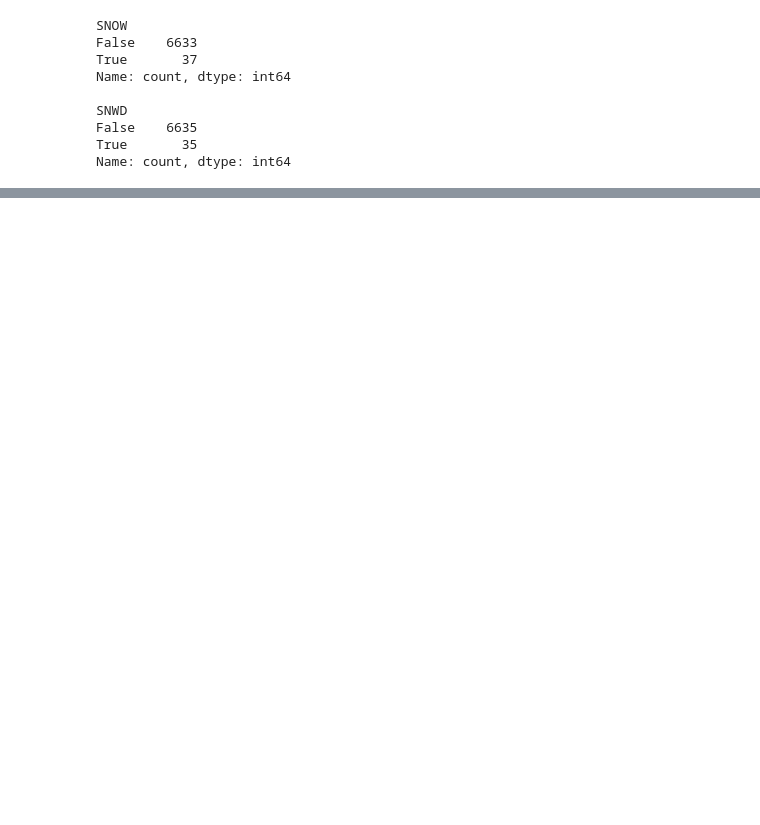
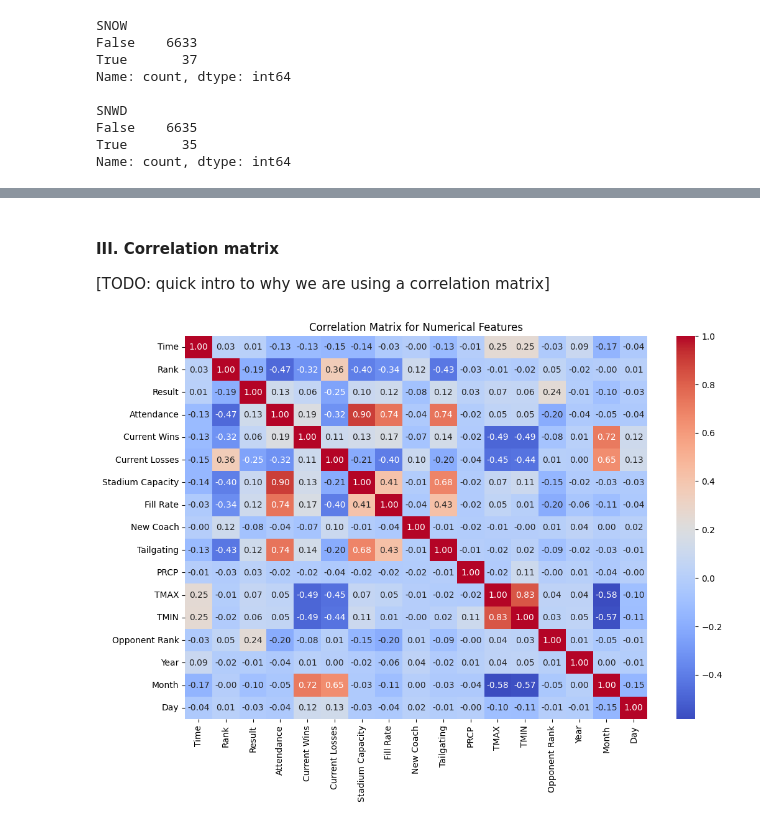
Before and after one commit to lancezhang04/CFBWinPrediction, a Jupyter notebook: main.ipynb, the cells around one changed output, grey strips where cells are left out. Saved outputs shown, nothing was run; the diff lists cells and outputs as text; code cells hidden in the pictures; blank space fills up the shorter version.

```diff
--- a/main.ipynb
+++ b/main.ipynb
@@ -148,0 +199,15 @@ df["Opponent_Conference"] = df.apply(calc_opponent_conference, axis=1, args=(df,
+# %% [markdown]
+#### III. Correlation matrix
+
+[TODO: quick intro to why we are using a correlation matrix]
+# %%
+# Extract the numerical features to create the correlation matrix
+df_numerical = df.select_dtypes(include=[np.number])
+
+plt.figure(figsize=(12, 8))
+correlation_matrix = df_numerical.corr()
+sns.heatmap(correlation_matrix, annot=True, cmap='coolwarm', fmt='.2f')
+plt.title('Correlation Matrix for Numerical Features')
+plt.show()
+# %% [output]
+[figure, added]
```
Also changed, not shown: parts of 43 cells of this notebook.
